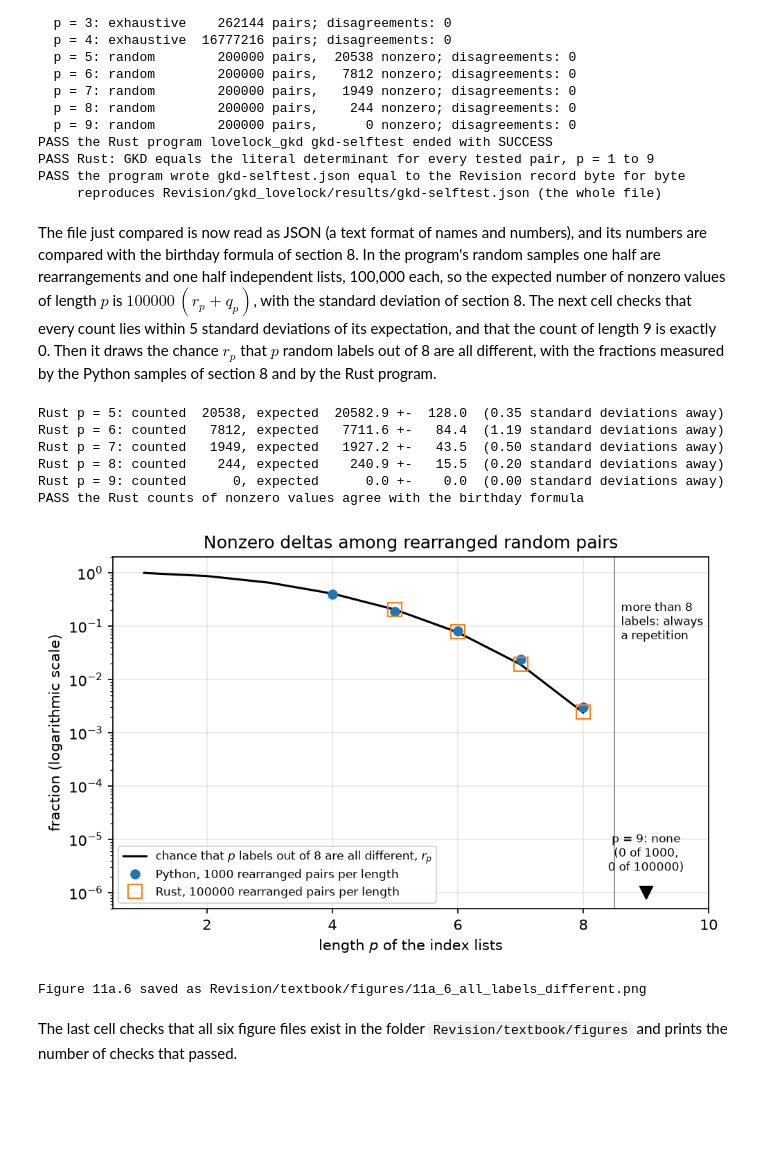
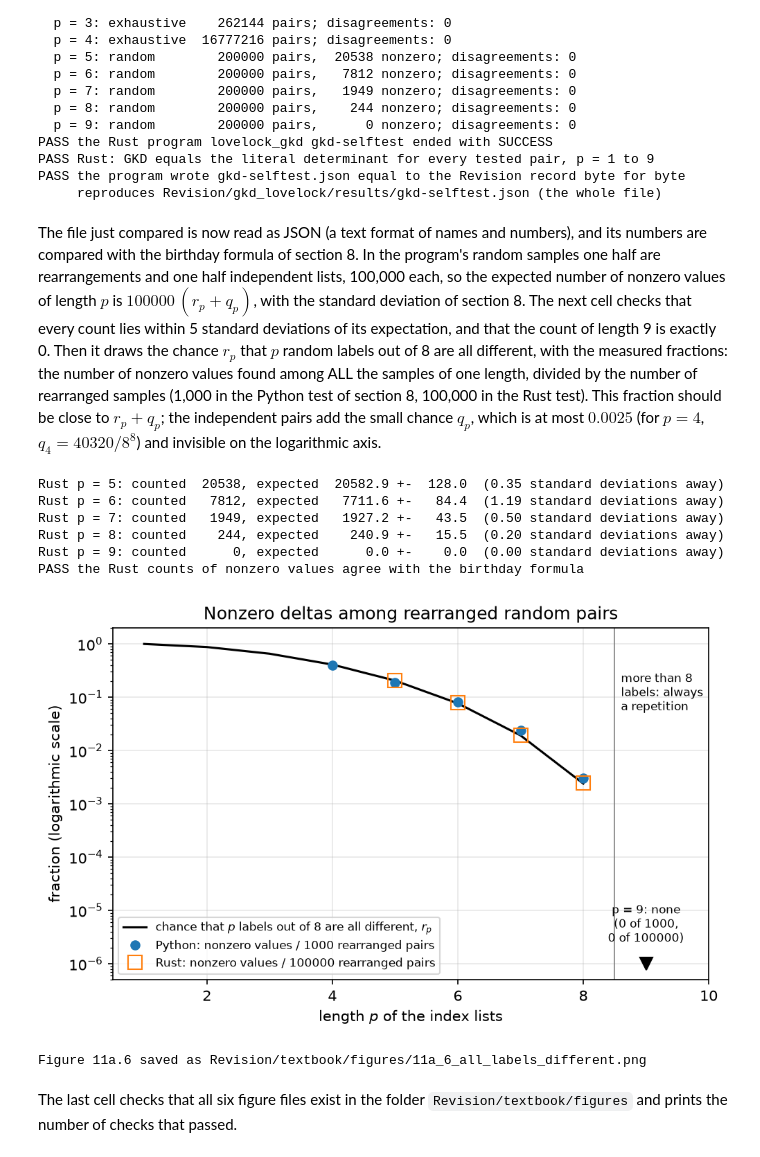
Before and after one commit to once-ere/Dirac_claude, a Jupyter notebook: Revision/textbook/notebooks/11a_kronecker_delta_gkd.ipynb, the cells around one changed output. Drawn from its saved outputs; the diff is of its cells as text; code cells hidden in the pictures; blank space fills up the shorter version.

```diff
--- a/Revision/textbook/notebooks/11a_kronecker_delta_gkd.ipynb
+++ b/Revision/textbook/notebooks/11a_kronecker_delta_gkd.ipynb
@@ -1592,8 +1603,12 @@ program's random samples one half are rearrangements and one half independent li
 $100000\,(r_p + q_p)$, with the standard deviation of section 8. The next cell checks
 that every count lies within 5 standard deviations of its expectation, and that the
 count of length 9 is exactly 0. Then it draws the chance $r_p$ that $p$ random
-labels out of 8 are all different, with the fractions measured by the Python samples
-of section 8 and by the Rust program.
+labels out of 8 are all different, with the measured fractions: the number of
+nonzero values found among ALL the samples of one length, divided by the number of
+rearranged samples (1,000 in the Python test of section 8, 100,000 in the Rust
+test). This fraction should be close to $r_p + q_p$; the independent pairs add the
+small chance $q_p$, which is at most $0.0025$ (for $p = 4$, $q_4 = 40320/8^8$) and
+invisible on the logarithmic axis.
 # %%
 selftest = json.loads(written.decode("utf-8"))
 rust_nonzero = {row["p"]: row["nonzero"] for row in selftest["results"]
@@ -1615,41 +1630,43 @@ ax.semilogy(lengths_1_to_8, [all_different(p) for p in lengths_1_to_8], "k-",
 python_points = [p for p in python_nonzero if python_nonzero[p] > 0]
 ax.semilogy(python_points, [python_nonzero[p] / (SAMPLES // 2)
                             for p in python_points], "o",
-            label="Python, 1000 rearranged pairs per length")
+            label="Python: nonzero values / 1000 rearranged pairs")
 rust_points = [p for p in rust_nonzero if rust_nonzero[p] > 0]
 ax.semilogy(rust_points, [rust_nonzero[p] / 100000 for p in rust_points], "s",
             fillstyle="none", markersize=10,
-            label="Rust, 100000 rearranged pairs per length")
+            label="Rust: nonzero values / 100000 rearranged pairs")
 ax.plot([9], [1e-6], "v", color="black", markersize=9)  # marks the zeros of p = 9
 ax.text(9.0, 2.2e-6, "p = 9: none\n(0 of 1000,\n0 of 100000)", fontsize=8,
         ha="center", va="bottom")
 ax.axvline(8.5, color="0.5", lw=0.8)
 ax.text(8.6, 0.3, "more than 8\nlabels: always\na repetition", fontsize=8, va="top")
 ax.set_xlim(0.5, 10.0)
 ax.set_ylim(5e-7, 2.0)
 ax.set_xlabel("length $p$ of the index lists")
 ax.set_ylabel("fraction (logarithmic scale)")
 ax.set_title("Nonzero deltas among rearranged random pairs")
 ax.legend(loc="lower left", fontsize=8)
 save_figure(fig, "all_labels_different",
             "The chance $r_p = 8!/((8 - p)!\\, 8^p)$ that $p$ random labels out of "
             "eight are all different (line), which is the chance that a rearranged "
             "random pair of index lists has a nonzero generalized Kronecker delta, "
-            "with the fractions of nonzero values measured among the rearranged "
-            "pairs by the Python samples of this notebook (dots) and by the Rust "
-            "self-test (open squares); the vertical axis is logarithmic. The "
-            "measured points follow the formula. For $p = 9$ no list can have nine "
+            "with the measured fractions: the nonzero values found among all the "
+            "samples of one length divided by the number of rearranged samples, "
+            "for the Python samples of this notebook (dots) and the Rust self-test "
+            "(open squares); the independent samples add at most 0.0025. The "
+            "vertical axis is logarithmic. The measured points follow the formula. "
+            "For $p = 9$ no list can have nine "
             "different labels, so the chance and both measured fractions are 0, "
             "which a logarithmic axis cannot show; the black triangle at the "
             "bottom edge marks them.")
 # %% [output]
 Rust p = 5: counted  20538, expected  20582.9 +-  128.0  (0.35 standard deviations away)
 Rust p = 6: counted   7812, expected   7711.6 +-   84.4  (1.19 standard deviations away)
 Rust p = 7: counted   1949, expected   1927.2 +-   43.5  (0.50 standard deviations away)
 Rust p = 8: counted    244, expected    240.9 +-   15.5  (0.20 standard deviations away)
 Rust p = 9: counted      0, expected      0.0 +-    0.0  (0.00 standard deviations away)
 PASS the Rust counts of nonzero values agree with the birthday formula
-[figure, old version]
+[figure, new version]
 Figure 11a.6 saved as Revision/textbook/figures/11a_6_all_labels_different.png
 # %% [markdown]
 The last cell checks that all six figure files exist in the folder
```
Also changed, not shown: parts of 7 cells of this notebook, 8 other files.
